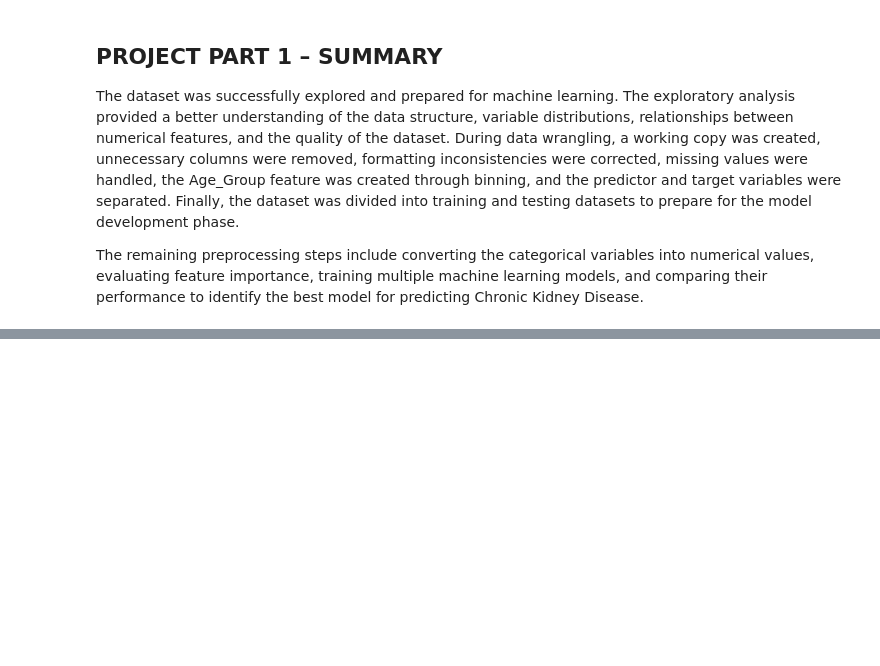
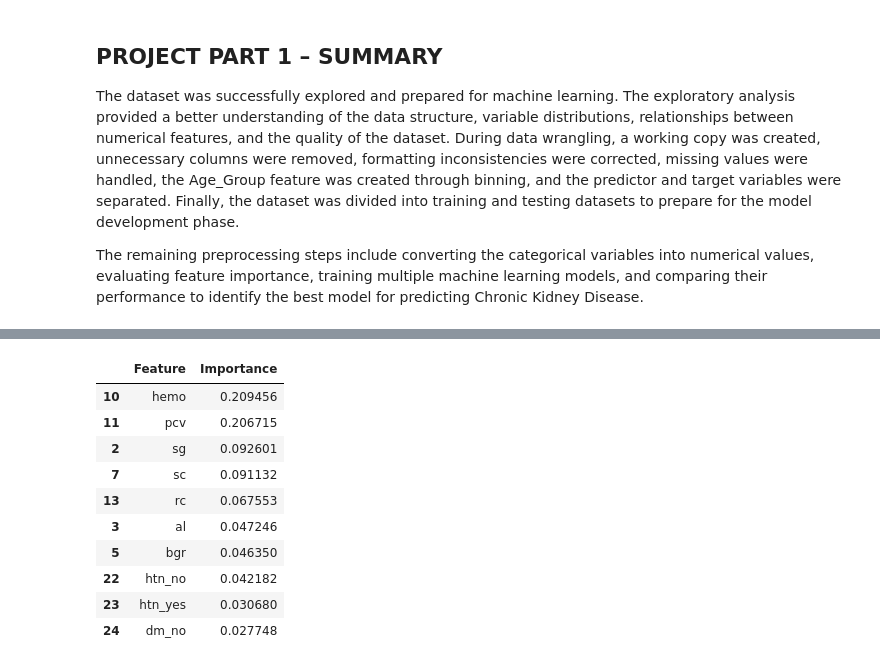
Before and after one commit to rcswider/Chronic-Kidney-Disease, a Jupyter notebook: notebooks/Copy Thais_Group4_ISDS7075_FinalProject.ipynb, the cells around one changed output, grey strips where cells are left out. Cells and saved outputs as stored; diff of their text form; code cells hidden in the pictures; blank space fills up the shorter version.

```diff
--- a/notebooks/Copy Thais_Group4_ISDS7075_FinalProject.ipynb
+++ b/notebooks/Copy Thais_Group4_ISDS7075_FinalProject.ipynb
@@ -459,0 +476,18 @@ The remaining preprocessing steps include converting the categorical variables i
+# %%
+# Convert categorical predictor variables into numerical dummy variables
+X_encoded = pd.get_dummies(X, dtype=int)
+
+# Create updated training and testing datasets
+X_train, X_test, y_train, y_test = train_test_split(
+    X_encoded,
+    y,
+    test_size=0.20,
+    random_state=42,
+    stratify=y
+)
+
+# Verify the updated dataset shapes
+print("Training features:", X_train.shape)
+print("Testing features:", X_test.shape)
+print("Training target:", y_train.shape)
+print("Testing target:", y_test.shape)
@@ -459,0 +588,27 @@ The remaining preprocessing steps include converting the categorical variables i
+# %%
+# Create a DataFrame of feature importance scores
+feature_importance = pd.DataFrame({
+    'Feature': X_train.columns,
+    'Importance': rf_model.feature_importances_
+})
+
+# Sort features by importance
+feature_importance = feature_importance.sort_values(
+    by='Importance',
+    ascending=False
+)
+
+# Display the top 10 most important features
+feature_importance.head(10)
+# %% [output]
+|  | Feature | Importance |
+| 10 | hemo | 0.209456 |
+| 11 | pcv | 0.206715 |
+| 2 | sg | 0.092601 |
+| 7 | sc | 0.091132 |
+| 13 | rc | 0.067553 |
+| 3 | al | 0.047246 |
+| 5 | bgr | 0.046350 |
+| 22 | htn_no | 0.042182 |
+| 23 | htn_yes | 0.030680 |
+| 24 | dm_no | 0.027748 |
```
Also changed, not shown: parts of 71 cells of this notebook.
